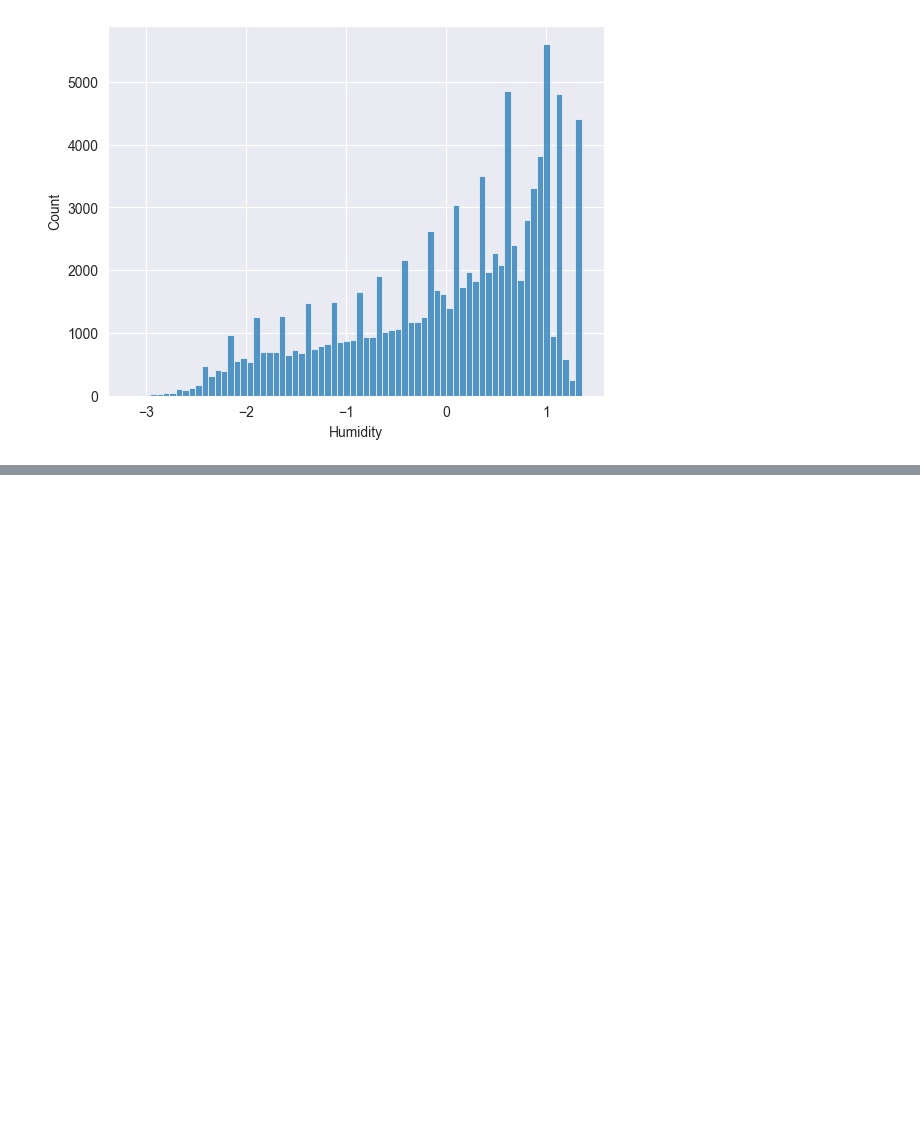
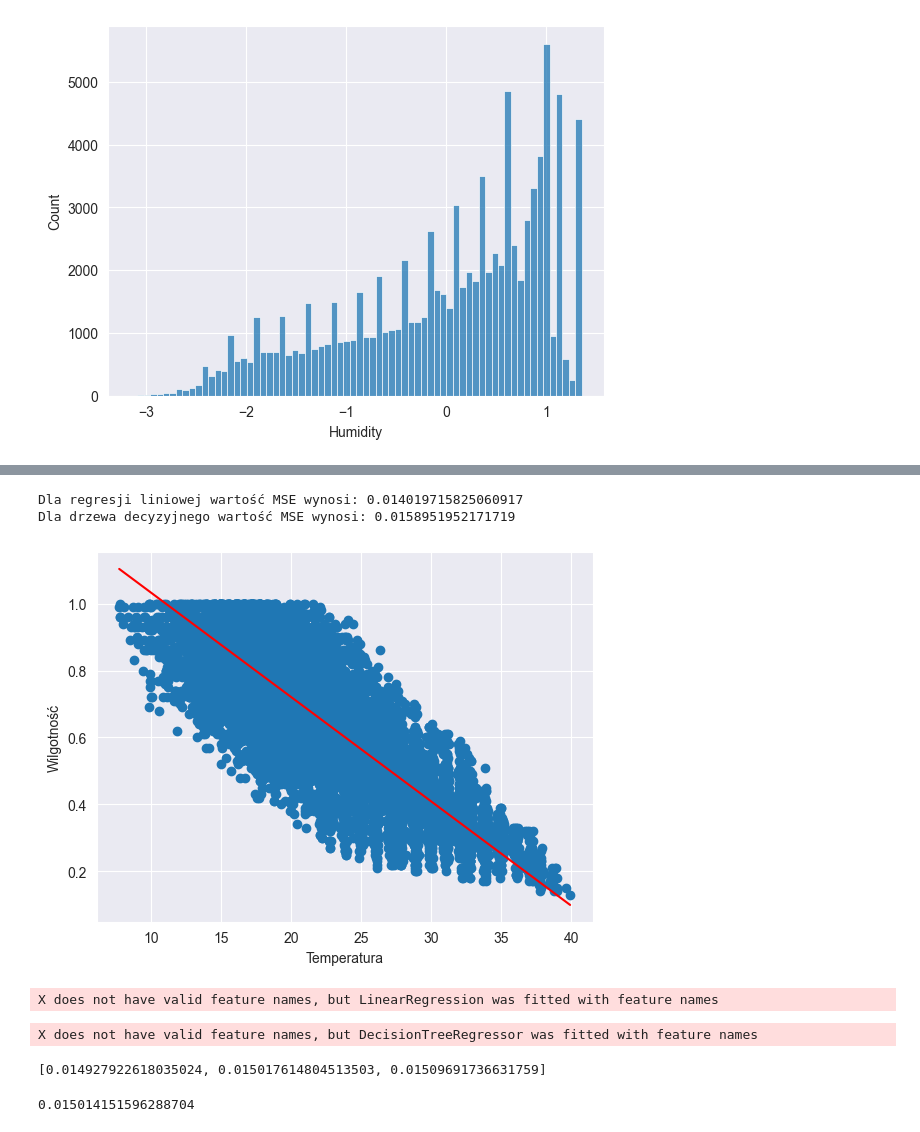
Before and after one commit to ARPDATA11/Regresja, a Jupyter notebook: Project.ipynb, the cells around one changed output, grey strips where cells are left out. Saved outputs shown, nothing was run; the diff lists cells and outputs as text; code cells hidden in the pictures; blank space fills up the shorter version.

```diff
--- a/Project.ipynb
+++ b/Project.ipynb
@@ -336,0 +336,12 @@ Reshape your data either using array.reshape(-1, 1) if your data has a single fe
+# %%
+#Uczenie modeli
+model = LinearRegression()
+X = target[['Temp']]
+y = target['Humidity']
+
+X_train, X_test, y_train, y_test = train_test_split(X, y, test_size=0.2, random_state=42)
+# %%
+# model nr 1
+model_lr = LinearRegression()
+model_lr.fit(X_train, y_train)
+y_pred_lr = model_lr.predict(X_test)
@@ -336,0 +353,18 @@ Reshape your data either using array.reshape(-1, 1) if your data has a single fe
+# %%
+print(f"Dla regresji liniowej wartość MSE wynosi: {mean_squared_error(y_test, y_pred_lr)}")
+print(f"Dla drzewa decyzyjnego wartość MSE wynosi: {mean_squared_error(y_test, y_pred_dt)}")
+# %% [output]
+Dla regresji liniowej wartość MSE wynosi: 0.014019715825060917
+Dla drzewa decyzyjnego wartość MSE wynosi: 0.0158951952171719
+# %%
+theta_0 = model_lr.intercept_
+theta_1 = model_lr.coef_[0]
+x = np.linspace(min(X.values), max(X.values),100)
+pred = theta_0 + theta_1*x
+plt.scatter(X, y)
+plt.plot(x, pred, 'r')
+plt.xlabel('Temperatura')
+plt.ylabel('Wilgotność')
+plt.show()
+# %% [output]
+[figure, added]
@@ -336,0 +373,8 @@ Reshape your data either using array.reshape(-1, 1) if your data has a single fe
+# %%
+pred_model_lr = model_lr.predict(predict_data)
+# %% [output]
+X does not have valid feature names, but LinearRegression was fitted with feature names
+# %%
+pred_model_dt = model_dt.predict(predict_data)
+# %% [output]
+X does not have valid feature names, but DecisionTreeRegressor was fitted with feature names
@@ -336,0 +383,20 @@ Reshape your data either using array.reshape(-1, 1) if your data has a single fe
+# %%
+errors = []
+cv = KFold(n_splits=3)
+my_split = cv.split(X_train, y_train)
+for train, test in my_split: #w my_split mamy wszystkie 3 (n_splits) kombinacje wygenerowanych indeksów - iterujemy po każdej
+    # train - indeksy zbioru uczącego (mniejszego)
+    # test - indeksy zbioru walidacyjnego
+    X_val_train, y_val_train = X_train.iloc[train], y_train.iloc[train]
+    X_val_test, y_val_test = X_train.iloc[test], y_train.iloc[test]
+    model3 = DecisionTreeRegressor(max_depth=2, min_samples_split=2)
+    model3.fit(X_val_train, y_val_train)
+    model3_predictions = model3.predict(X_val_test)
+    errors.append(mean_squared_error(model3_predictions, y_val_test))
+# dla każdego z 3 kroków kroswalidacji mamy osobno policzony błąd
+print(errors)
+# finalnie interesuje nas średni popełniany błąd
+np.mean(errors)
+# %% [output]
+[0.014927922618035024, 0.015017614804513503, 0.01509691736631759]
+0.015014151596288704
```
Also changed, not shown: parts of 9 cells of this notebook.
